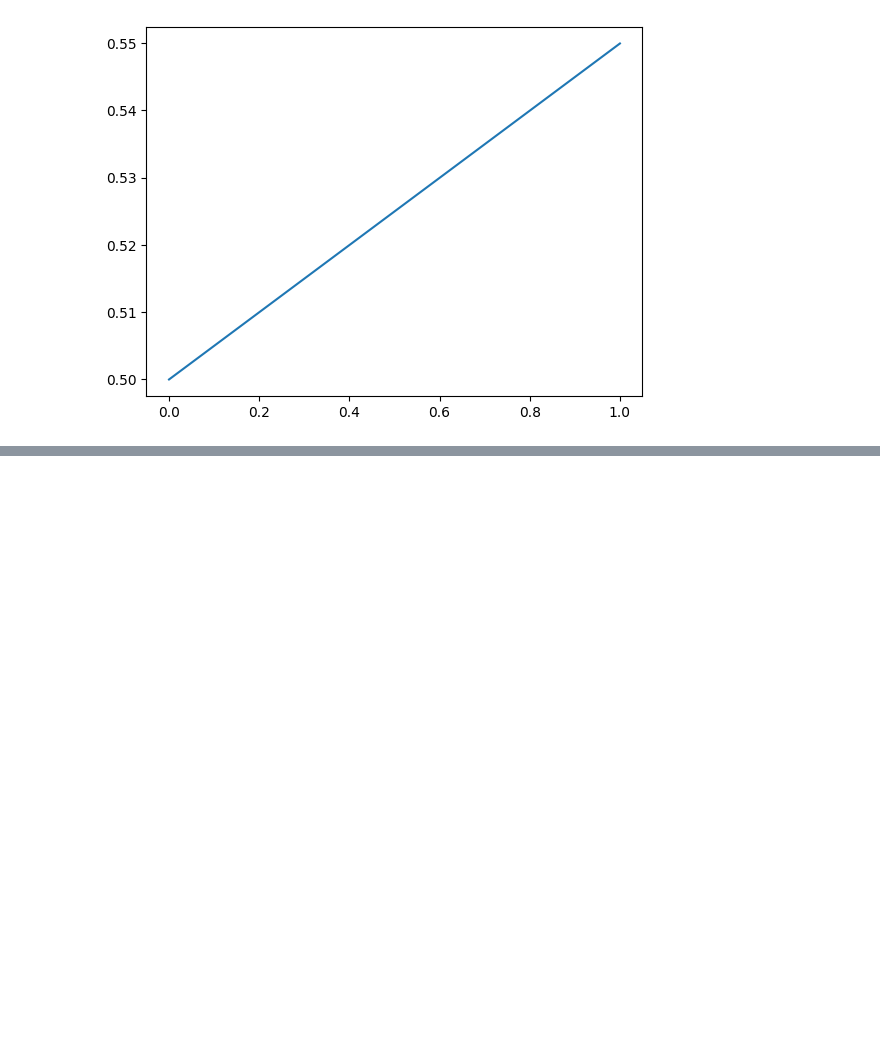
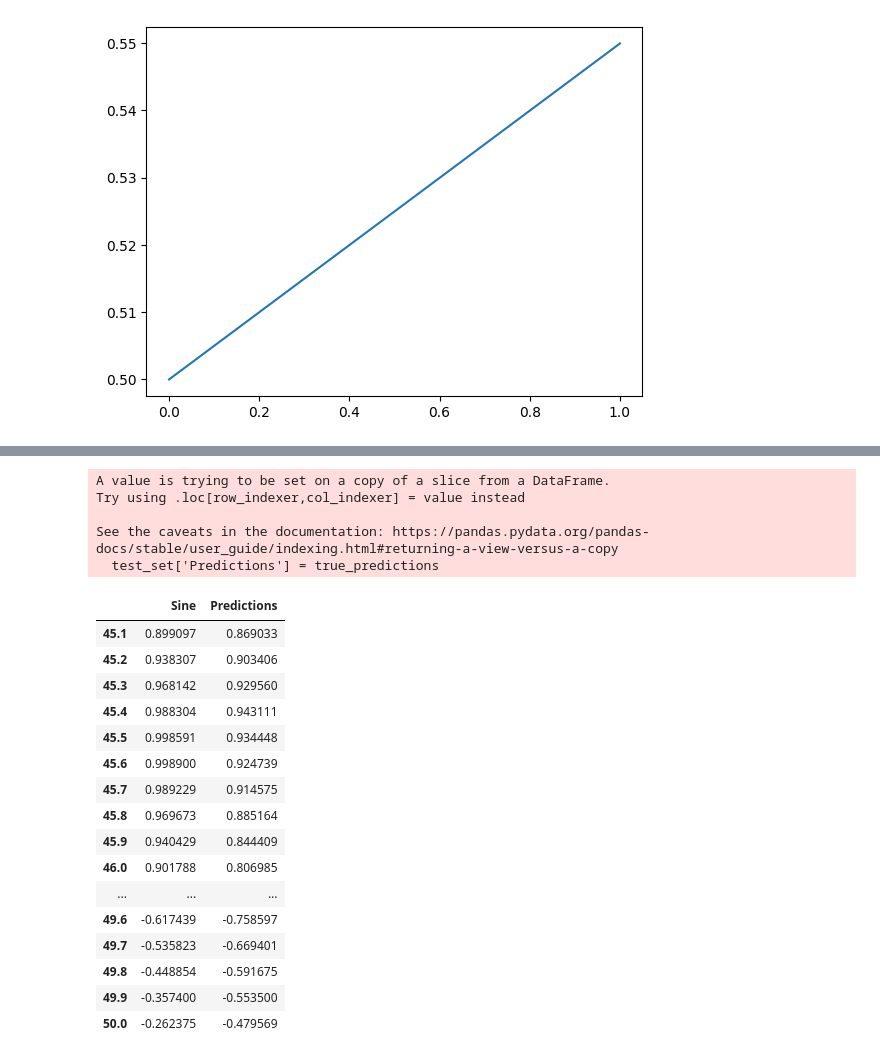
Before and after one commit to wereign/aera-vera-keras-nathu-geras, a Jupyter notebook: RNN_SineWave.ipynb, the cells around one changed output, grey strips where cells are left out. Cells and saved outputs as stored; diff of their text form; code cells hidden in the pictures; blank space fills up the shorter version.

```diff
--- a/RNN_SineWave.ipynb
+++ b/RNN_SineWave.ipynb
@@ -151,0 +335,28 @@ plt.plot(X[0])
+# %%
+test_set['Predictions'] = true_predictions
+# %% [output]
+A value is trying to be set on a copy of a slice from a DataFrame.
+Try using .loc[row_indexer,col_indexer] = value instead
+
+See the caveats in the documentation: https://pandas.pydata.org/pandas-docs/stable/user_guide/indexing.html#returning-a-view-versus-a-copy
+  test_set['Predictions'] = true_predictions
+# %%
+test_set
+# %% [output]
+|  | Sine | Predictions |
+| 45.1 | 0.899097 | 0.869033 |
+| 45.2 | 0.938307 | 0.903406 |
+| 45.3 | 0.968142 | 0.929560 |
+| 45.4 | 0.988304 | 0.943111 |
+| 45.5 | 0.998591 | 0.934448 |
+| 45.6 | 0.998900 | 0.924739 |
+| 45.7 | 0.989229 | 0.914575 |
+| 45.8 | 0.969673 | 0.885164 |
+| 45.9 | 0.940429 | 0.844409 |
+| 46.0 | 0.901788 | 0.806985 |
+| ... | ... | ... |
+| 49.6 | -0.617439 | -0.758597 |
+| 49.7 | -0.535823 | -0.669401 |
+| 49.8 | -0.448854 | -0.591675 |
+| 49.9 | -0.357400 | -0.553500 |
+| 50.0 | -0.262375 | -0.479569 |
```
Also changed, not shown: parts of 23 cells of this notebook.
